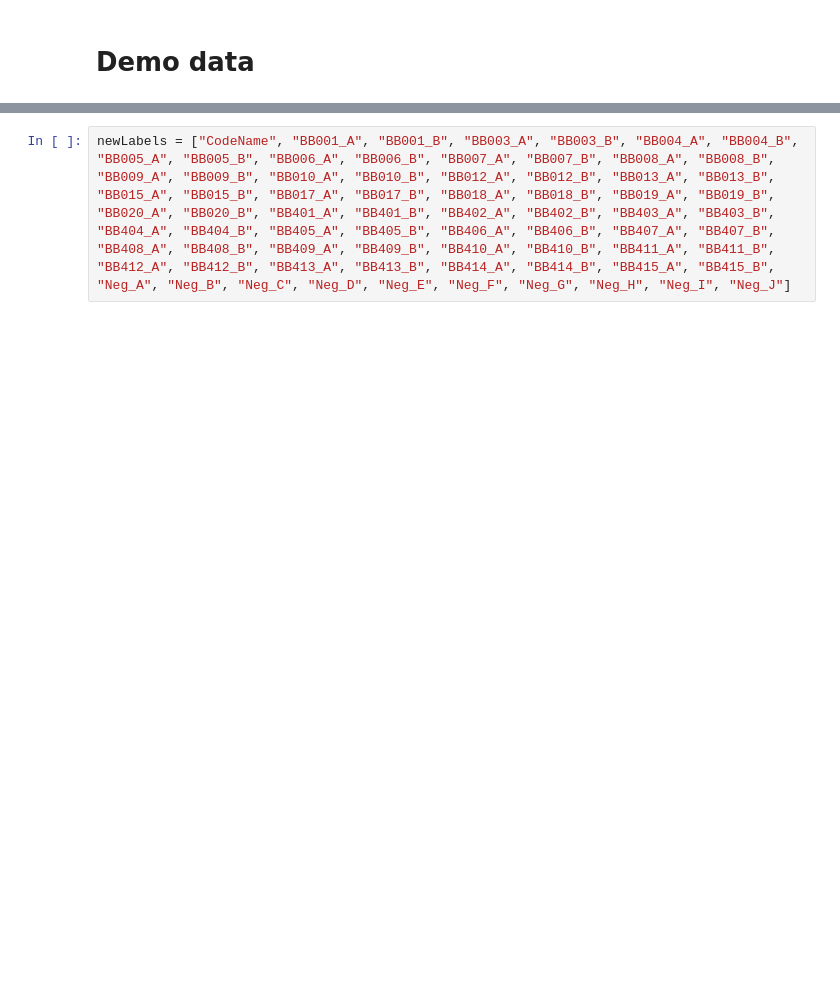
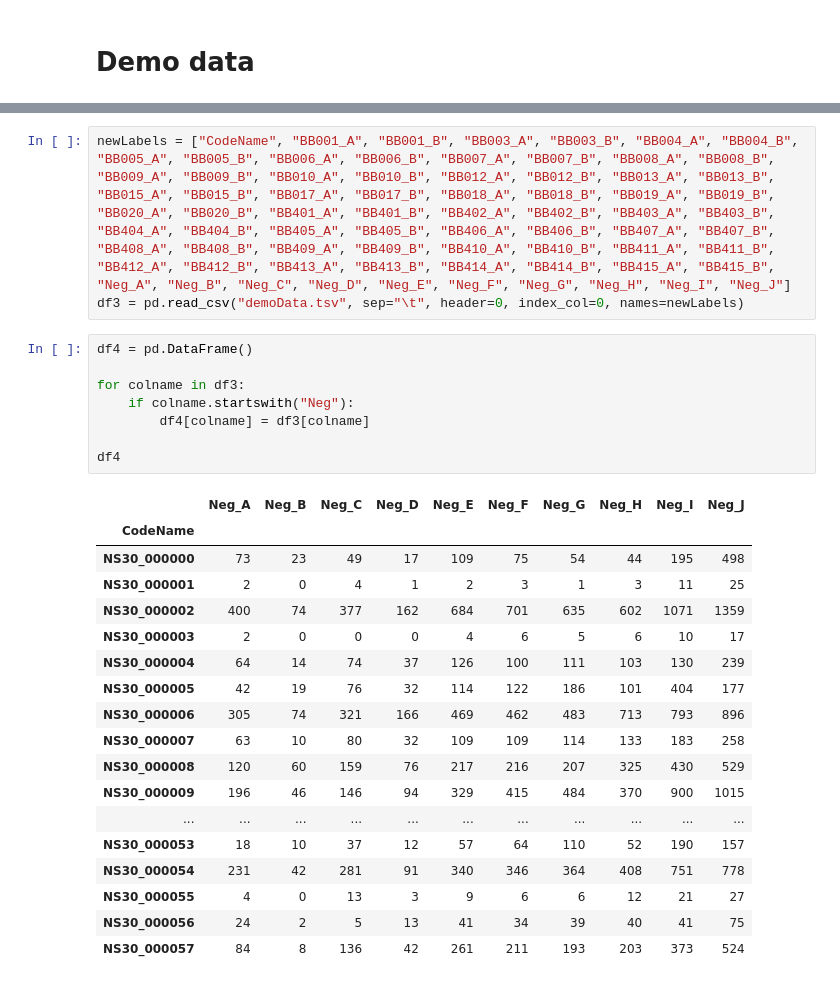
Before and after one commit to jtladner/BIO682_Spring2025, a Jupyter notebook: Week08_Python-pt5/Demo/Demo-Week8.ipynb, the cells around one changed output, grey strips where cells are left out. Drawn from its saved outputs; the diff is of its cells as text; blank space fills up the shorter version.

```diff
--- a/Week08_Python-pt5/Demo/Demo-Week8.ipynb
+++ b/Week08_Python-pt5/Demo/Demo-Week8.ipynb
@@ -5,2 +83,30 @@
 # %%
 newLabels = ["CodeName", "BB001_A", "BB001_B", "BB003_A", "BB003_B", "BB004_A", "BB004_B", "BB005_A", "BB005_B", "BB006_A", "BB006_B", "BB007_A", "BB007_B", "BB008_A", "BB008_B", "BB009_A", "BB009_B", "BB010_A", "BB010_B", "BB012_A", "BB012_B", "BB013_A", "BB013_B", "BB015_A", "BB015_B", "BB017_A", "BB017_B", "BB018_A", "BB018_B", "BB019_A", "BB019_B", "BB020_A", "BB020_B", "BB401_A", "BB401_B", "BB402_A", "BB402_B", "BB403_A", "BB403_B", "BB404_A", "BB404_B", "BB405_A", "BB405_B", "BB406_A", "BB406_B", "BB407_A", "BB407_B", "BB408_A", "BB408_B", "BB409_A", "BB409_B", "BB410_A", "BB410_B", "BB411_A", "BB411_B", "BB412_A", "BB412_B", "BB413_A", "BB413_B", "BB414_A", "BB414_B", "BB415_A", "BB415_B", "Neg_A", "Neg_B", "Neg_C", "Neg_D", "Neg_E", "Neg_F", "Neg_G", "Neg_H", "Neg_I", "Neg_J"]
+df3 = pd.read_csv("demoData.tsv", sep="\t", header=0, index_col=0, names=newLabels)
+# %%
+df4 = pd.DataFrame()
+
+for colname in df3:
+    if colname.startswith("Neg"):
+        df4[colname] = df3[colname]
+
+df4
+# %% [output]
+|  | Neg_A | Neg_B | Neg_C | Neg_D | Neg_E | Neg_F | Neg_G | Neg_H | Neg_I | Neg_J |
+| CodeName |  |  |  |  |  |  |  |  |  |  |
+| NS30_000000 | 73 | 23 | 49 | 17 | 109 | 75 | 54 | 44 | 195 | 498 |
+| NS30_000001 | 2 | 0 | 4 | 1 | 2 | 3 | 1 | 3 | 11 | 25 |
+| NS30_000002 | 400 | 74 | 377 | 162 | 684 | 701 | 635 | 602 | 1071 | 1359 |
+| NS30_000003 | 2 | 0 | 0 | 0 | 4 | 6 | 5 | 6 | 10 | 17 |
+| NS30_000004 | 64 | 14 | 74 | 37 | 126 | 100 | 111 | 103 | 130 | 239 |
+| NS30_000005 | 42 | 19 | 76 | 32 | 114 | 122 | 186 | 101 | 404 | 177 |
+| NS30_000006 | 305 | 74 | 321 | 166 | 469 | 462 | 483 | 713 | 793 | 896 |
+| NS30_000007 | 63 | 10 | 80 | 32 | 109 | 109 | 114 | 133 | 183 | 258 |
+| NS30_000008 | 120 | 60 | 159 | 76 | 217 | 216 | 207 | 325 | 430 | 529 |
+| NS30_000009 | 196 | 46 | 146 | 94 | 329 | 415 | 484 | 370 | 900 | 1015 |
+| ... | ... | ... | ... | ... | ... | ... | ... | ... | ... | ... |
+| NS30_000053 | 18 | 10 | 37 | 12 | 57 | 64 | 110 | 52 | 190 | 157 |
+| NS30_000054 | 231 | 42 | 281 | 91 | 340 | 346 | 364 | 408 | 751 | 778 |
+| NS30_000055 | 4 | 0 | 13 | 3 | 9 | 6 | 6 | 12 | 21 | 27 |
+| NS30_000056 | 24 | 2 | 5 | 13 | 41 | 34 | 39 | 40 | 41 | 75 |
+| NS30_000057 | 84 | 8 | 136 | 42 | 261 | 211 | 193 | 203 | 373 | 524 |
```
Also changed, not shown: parts of 15 cells of this notebook.
